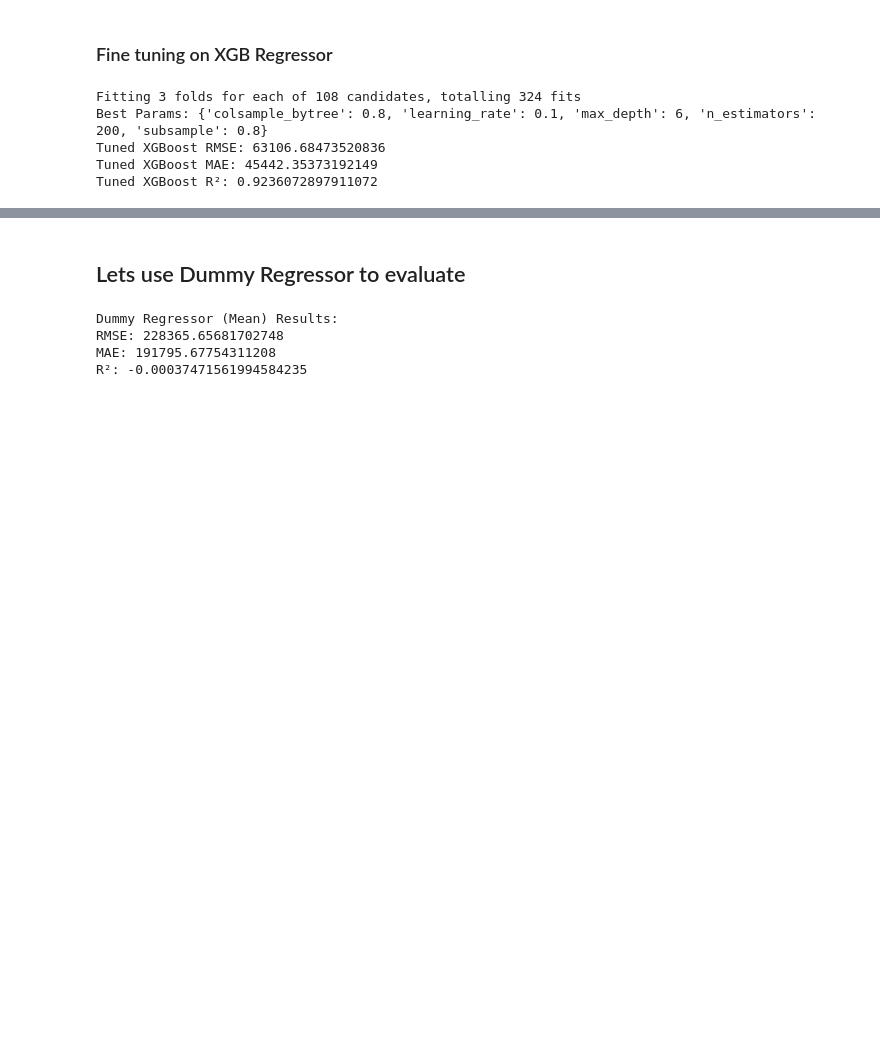
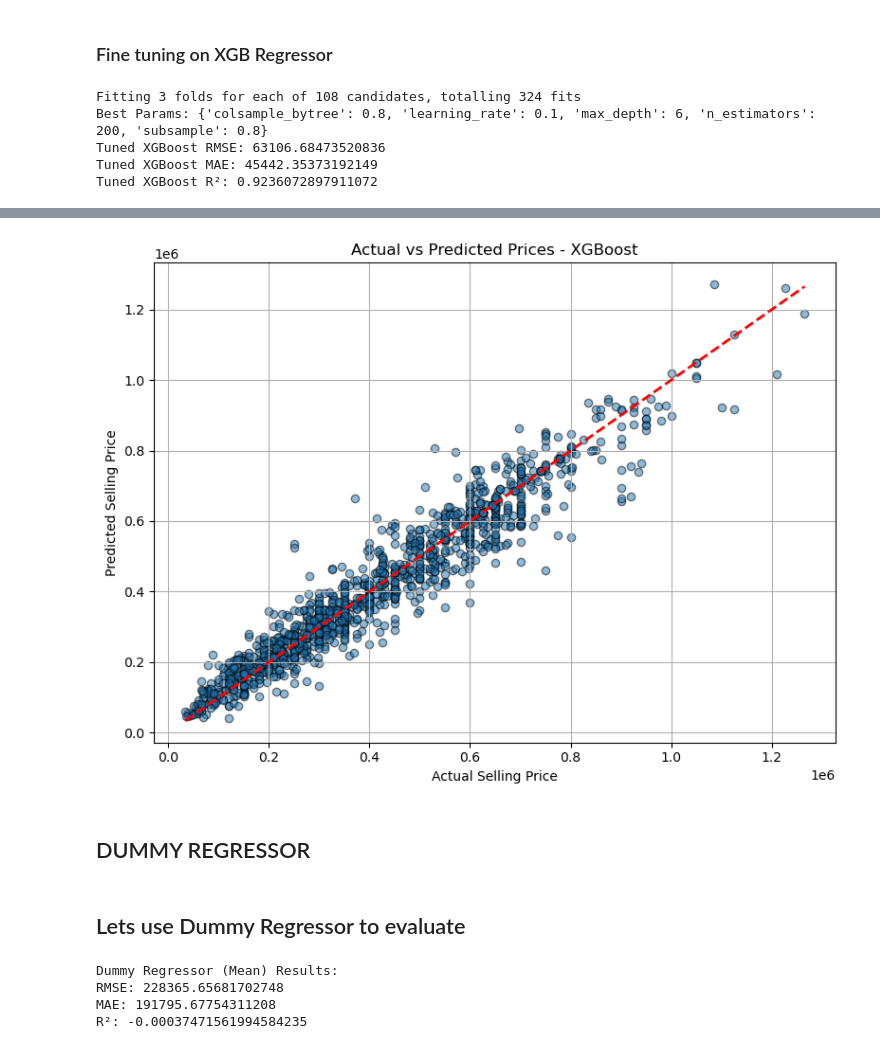
Before and after one commit to nishchalacharya/Car-Price-Predict-Model, a Jupyter notebook: datapreprocessing.ipynb, the cells around one changed output, grey strips where cells are left out. Cells and saved outputs as stored; diff of their text form; code cells hidden in the pictures; blank space fills up the shorter version.

```diff
--- a/datapreprocessing.ipynb
+++ b/datapreprocessing.ipynb
@@ -650,3 +741,23 @@ Tuned XGBoost R²: 0.9236072897911072
+# %%
+
+
+# Predict using the best XGBoost model
+y_pred = best_xgb.predict(X_test)
+
+# Scatter plot
+plt.figure(figsize=(8, 6))
+plt.scatter(y_test, y_pred, alpha=0.5, edgecolors='k')
+plt.plot([y_test.min(), y_test.max()], [y_test.min(), y_test.max()], 'r--', lw=2)
+plt.xlabel("Actual Selling Price")
+plt.ylabel("Predicted Selling Price")
+plt.title("Actual vs Predicted Prices - XGBoost")
+plt.grid(True)
+plt.tight_layout()
+plt.show()
+# %% [output]
+[figure, added]
+# %% [markdown]
+## DUMMY REGRESSOR
 # %% [markdown]
 ## Lets use Dummy Regressor to evaluate
 # %%
```
Also changed, not shown: parts of 36 cells of this notebook.
